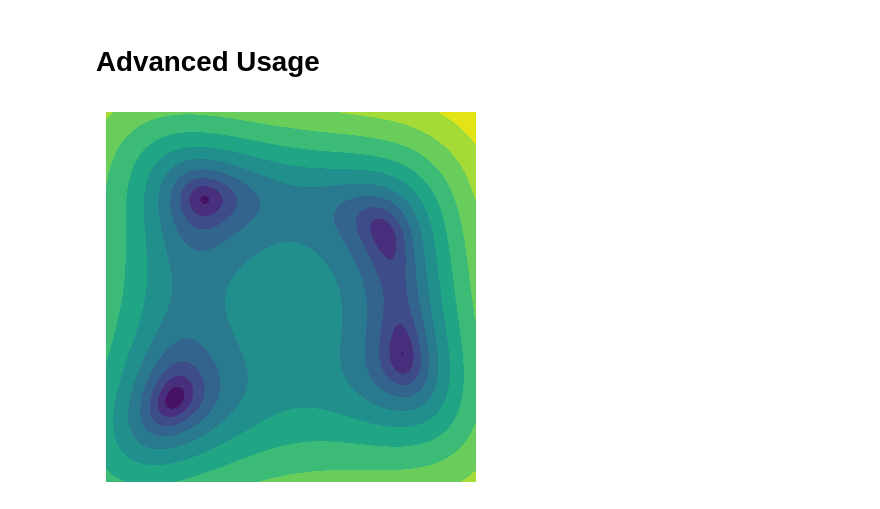
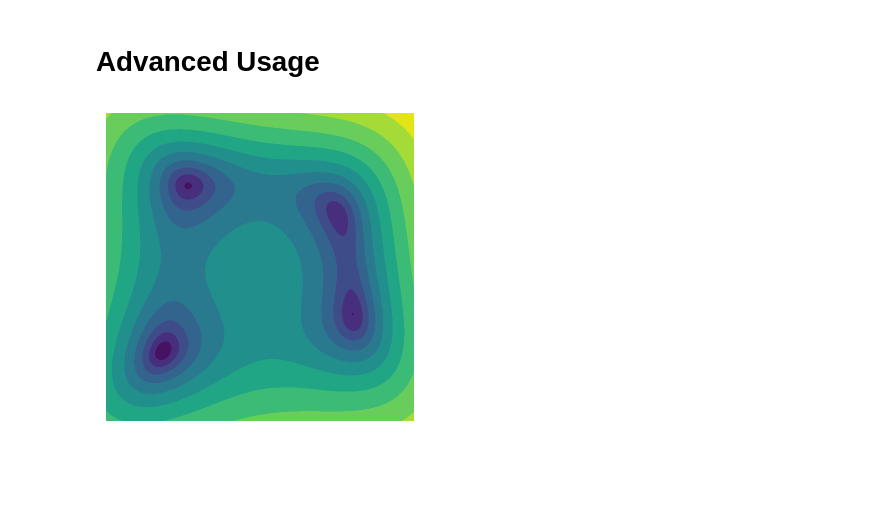
Before and after one commit to jla-gardner/digital-experiments, a Jupyter notebook: examples/advanced-usage.ipynb, the cells around one changed output. Cells and saved outputs as stored; diff of their text form; code cells hidden in the pictures; blank space fills up the shorter version.

```diff
--- a/examples/advanced-usage.ipynb
+++ b/examples/advanced-usage.ipynb
@@ -14,20 +14,22 @@ def loss_surface(x, y):
     slope = x + y
     return np.log(himmelblau+10) + slope * 0.05
 # %%
+from digital_experiments import dont_record
 import matplotlib.pyplot as plt
-from digital_experiments.core import dont_record
+%config InlineBackend.figure_format = 'retina'
 
-x = np.arange(-6, 6, 0.05)
+
+x = np.arange(-6, 6, step=0.05)
 
 xx, yy = np.meshgrid(x, x)
 with dont_record():
     zz = loss_surface(xx, yy)
 
+plt.figure(figsize=(4, 4))
 plt.contourf(xx, yy, zz, 11)
-plt.gca().set_aspect('equal')
-plt.axis('off');
+plt.gca().set_aspect('equal'); plt.axis('off');
 # %% [output]
-[figure, old version]
+[figure, new version]
 # %%
 from digital_experiments.optmization import optimize_step_for, Real
 
```
Also changed, not shown: parts of 2 cells of this notebook, 12 other files.
